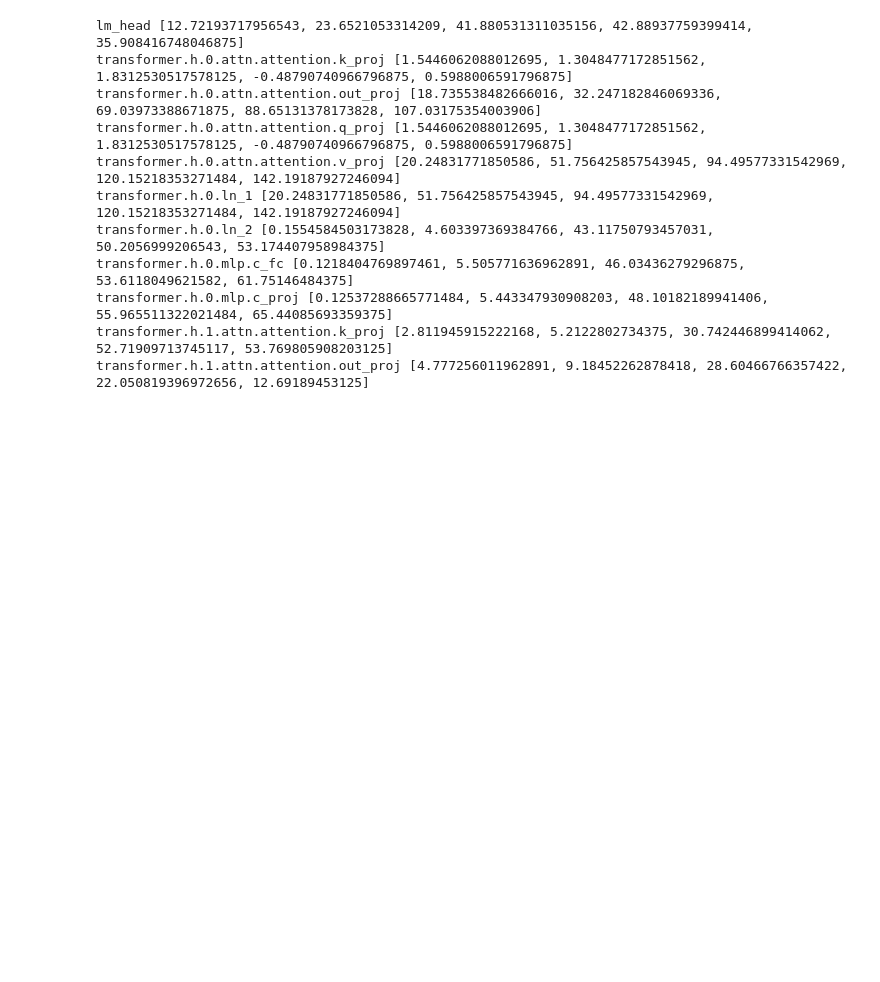
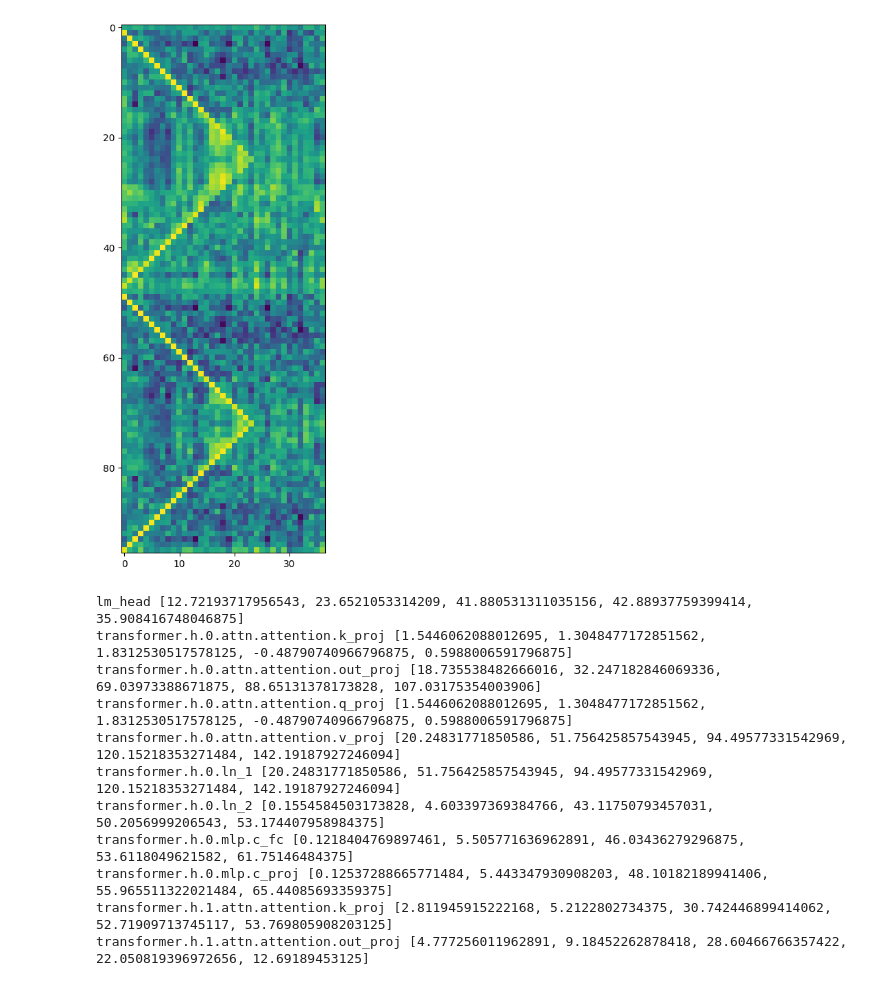
Before and after one commit to msh2481/LanguageTransfer, a Jupyter notebook: analysis_brackets.ipynb, the cells around one changed output. Drawn from its saved outputs; the diff is of its cells as text; code cells hidden in the pictures; blank space fills up the shorter version.

```diff
--- a/analysis_brackets.ipynb
+++ b/analysis_brackets.ipynb
@@ -88,6 +88,15 @@ def max_correct(model: nn.Module, tokenizer) -> int:
         else:
             r = m
     return l
+# %%
+n = 24
+prompt = nested_prompt(n) + " " + nested_prompt(n)
+lp = get_logprobs(model, tokenizer, prompt)
+plt.figure(figsize=(10, 10))
+plt.imshow(lp[:, 1 : 3* (n + 1) : 2])
+plt.savefig("img/observed.svg")
+# %% [output]
+[figure, added]
 # %%
 from collections import defaultdict
 
```
Also changed, not shown: 4 other files.
